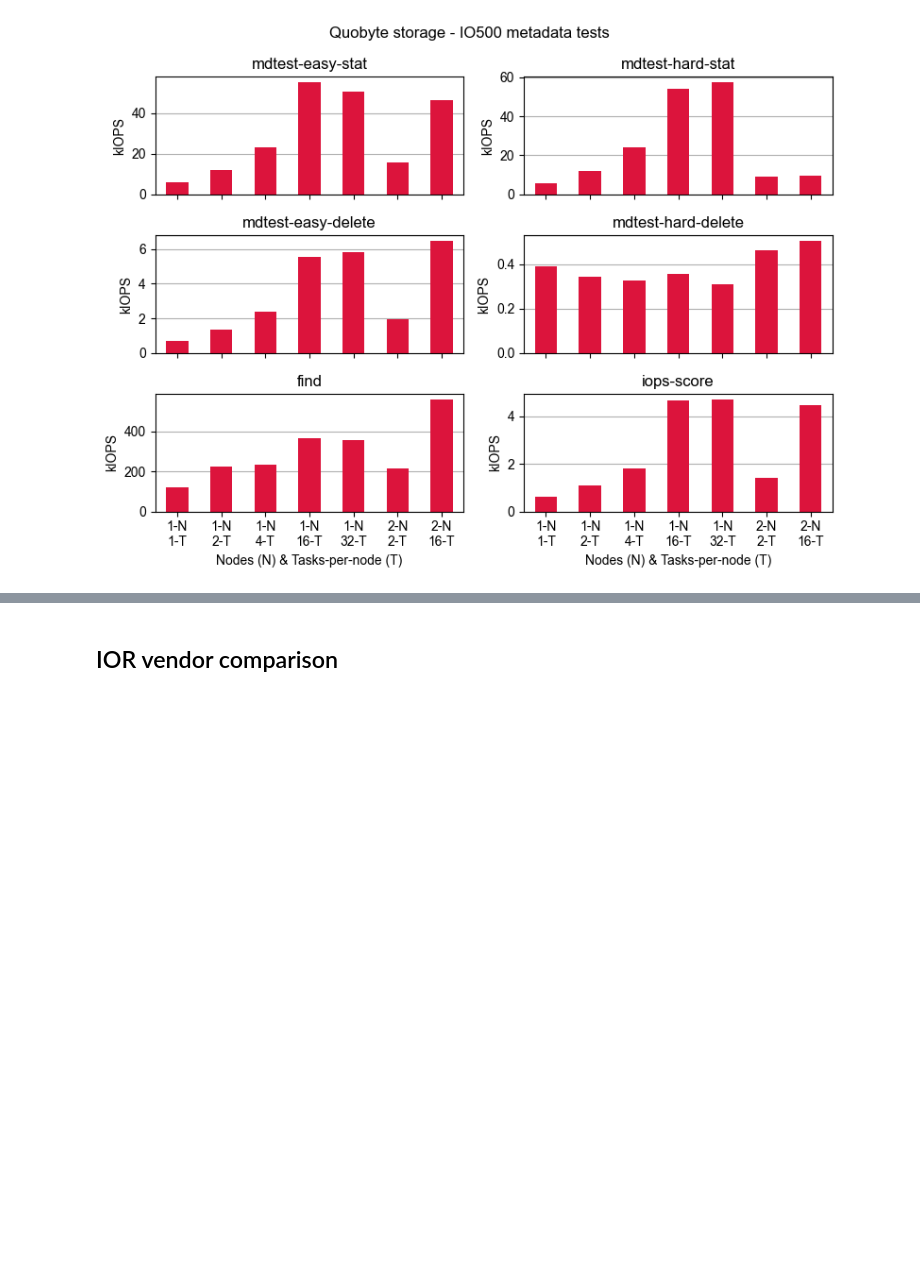
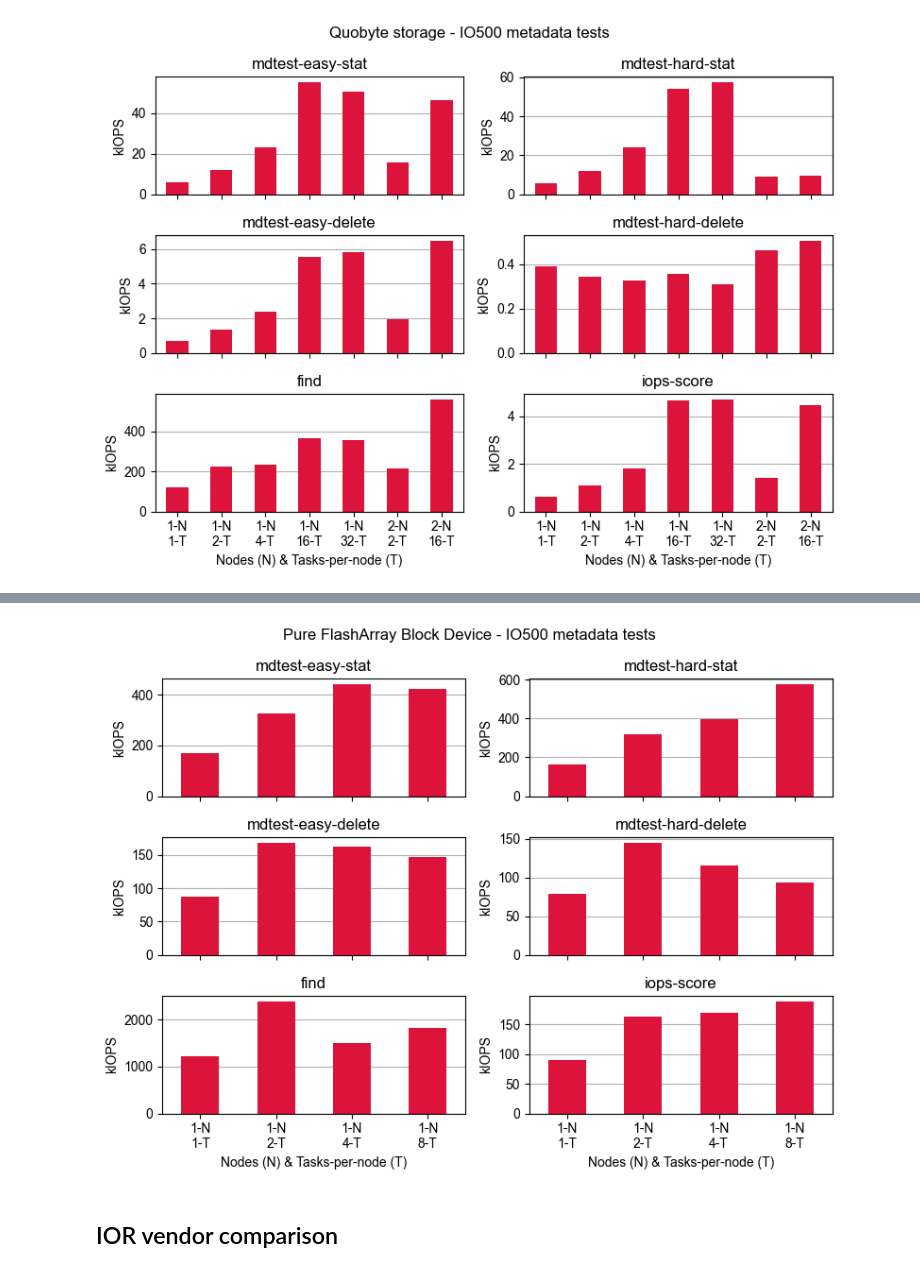
Before and after one commit to stackhpc/jasmin-fs-benchmark, a Jupyter notebook: io500/Results-processing.ipynb, the cells around one changed output, grey strips where cells are left out. Cells and saved outputs as stored; diff of their text form; code cells hidden in the pictures; blank space fills up the shorter version.

```diff
--- a/io500/Results-processing.ipynb
+++ b/io500/Results-processing.ipynb
@@ -190,3 +226,47 @@ fig.savefig(f'figures/io500-{vendor}-metadata.png')
+# %%
+# Code
+df = pd.read_csv('./all-results.csv')
+df[df["filesystem.mountpoint"] == '/data']
+df.drop(['Unnamed: 0', 'stonewall', 'time'], axis=1, inplace=True)
+df = df[(df.ior_api == 'POSIX') & (df['filesystem.mountpoint'] == '/data')]
+df.drop(['ior_api'], axis=1, inplace=True)
+
+g = df.groupby(run_params)
+block_results_summary = g[test_names].max()
+block_results_summary.dropna(inplace=True)
+
+# display(block_results_summary)
+
+# Code
+tests = [
+    'mdtest-easy-stat',
+    'mdtest-hard-stat',
+    'mdtest-easy-delete',
+    'mdtest-hard-delete',
+    'find',
+    'iops-score'
+]
+fig, axs = plt.subplots(
+    figsize=(8, 6),
+    ncols=2,
+    nrows=len(tests)//2,
+    sharex=True
+)
+
+vendor = 'pureblock'
+colours=['darkred', 'indianred']
+for ax, test in zip(axs.flatten(), tests):
+    block_results_summary.loc[:, :, vendor][test].plot.bar(ax=ax, zorder=2, color='crimson')
+    label_axes(ax, vendor, 'kIOPS')
+    ax.set_title(test, ) #y=0.83, x=0.02, ha='left')
+    ax.grid(axis='y')
+
+vendor = 'pure'
+fig.suptitle('Pure FlashArray Block Device - IO500 metadata tests')
+fig.tight_layout()
+fig.savefig('figures/io500-pure-block-md.png')
+# %% [output]
+[figure, added]
 # %% [markdown]
 ## IOR vendor comparison
 # %%
```
Also changed, not shown: parts of 4 cells of this notebook.
